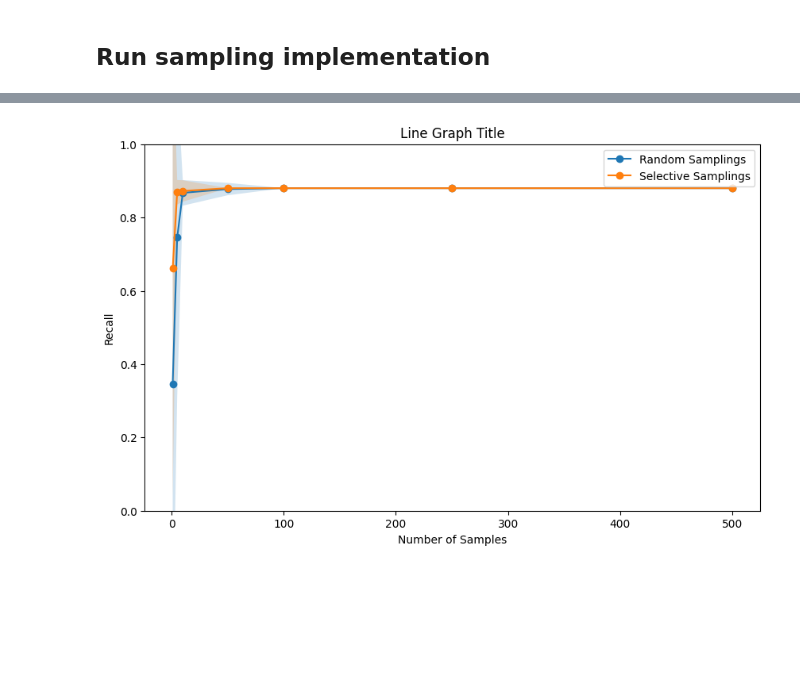
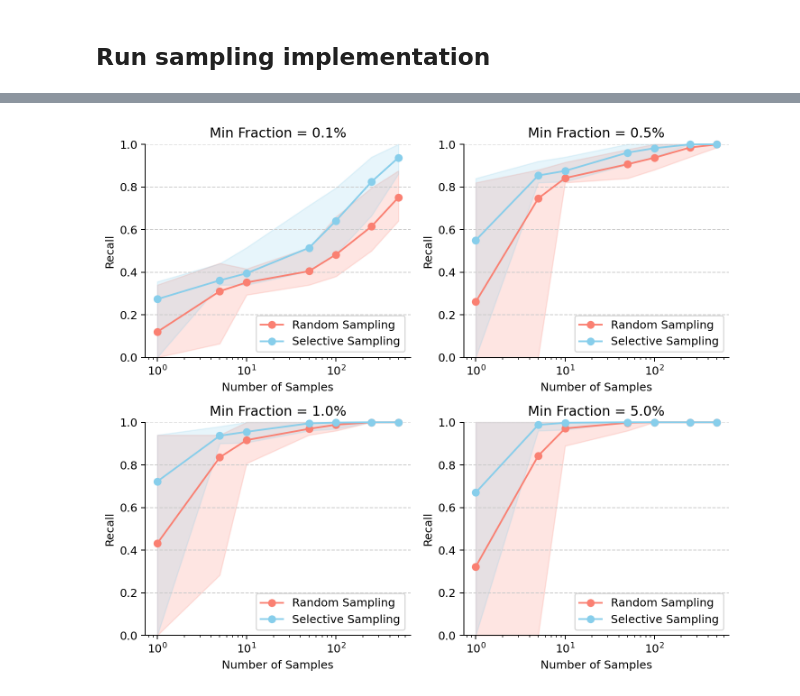
Before and after one commit to cmudig/divisi-toolkit, a Jupyter notebook: slice_finding_adult_experiment.ipynb, the cells around one changed output, grey strips where cells are left out. Cells and saved outputs as stored; diff of their text form; code cells hidden in the pictures; blank space fills up the shorter version.

Commit message:
Minor improvements to chart styles; move results figure to example_data

```diff
--- a/slice_finding_adult_experiment.ipynb
+++ b/slice_finding_adult_experiment.ipynb
@@ -127,9 +109,10 @@ score_functions = {
 # the slices must contain at least this fraction of the dataset.
 # a higher value would mean that fewer slices are eligible, and
 # also that sampling is more likely to work well
-min_items = int(len(discrete_df) * 0.05)
+min_items = int(len(discrete_df) * 0.001)
 # 0.05, 0.01, 0.005, 0.001
 
 num_slices_to_return = 50
 
 max_features = 3
+min_items
@@ -179,7 +135,7 @@ results
 def get_sampling_avg_recall_random(number_of_samples, number_of_iterations):
     results_sampling_unranked_random = []
 
-    for i in range(number_of_iterations):
+    for i in tqdm.tqdm(range(number_of_iterations)):
         tmp_results_sampling_unranked_random = sf.find_slices(
             discrete_df.astype(int),
             score_functions,
@@ -188,7 +144,8 @@ def get_sampling_avg_recall_random(number_of_samples, number_of_iterations):
             min_items=min_items,
             num_samples=number_of_samples,
             num_candidates=None,
-            max_features=max_features
+            max_features=max_features,
+            show_progress=False
         )
         tmp_results_sampling_random = tmp_results_sampling_unranked_random.rank({fn_name: 1.0 for fn_name in score_functions},
                                                           n_slices=num_slices_to_return,
@@ -206,7 +163,7 @@ def get_sampling_avg_recall_random(number_of_samples, number_of_iterations):
 def get_sampling_avg_recall_selective(number_of_samples, number_of_iterations):
     results_sampling_unranked_selective = []
 
-    for i in range(number_of_iterations):
+    for i in tqdm.tqdm(range(number_of_iterations)):
         tmp_results_sampling_unranked = sf.find_slices(
             discrete_df.astype(int),
             score_functions,
@@ -215,7 +172,8 @@ def get_sampling_avg_recall_selective(number_of_samples, number_of_iterations):
             min_items=min_items,
             num_samples=number_of_samples,
             num_candidates=None,
-            max_features=max_features
+            max_features=max_features,
+            show_progress=False
         )
         tmp_results_sampling_selective = tmp_results_sampling_unranked.rank({fn_name: 1.0 for fn_name in score_functions},
                                                           n_slices=num_slices_to_return,
@@ -372,51 +218,52 @@ print (recall_selective_samplings)
 # print ("Random Sampling Recall:", recall_random_sampling)
 # print ("Selective Sampling Recall:", recall_selective_sampling)
 # %%
-# len(results_sampling_unranked.results)
+with open(os.path.join("example_data", f"adult_experiment_min_items_{min_items}.pkl"), "wb") as file:
+    pickle.dump((recall_random_samplings, recall_selective_samplings), file)
 # %%
 import matplotlib.pylab as plt
 
-lists = sorted(recall_random_samplings.items()) # sorted by key, return a list of tuples
-lists1 = sorted(recall_selective_samplings.items()) # sorted by key, return a list of tuples
+plt.figure(figsize=(8, 7), dpi=180)
 
-x, y = zip(*lists) # unpack a list of pairs into two tuples
-x1, y1 = zip(*lists1)
+for i, graph_min_items in enumerate([48, 244, 488, 2442]):
+    plt.subplot(2, 2, i + 1)
 
-# y_mean = [y[i].mean() for i in range (len(y))]
-y_mean = np.vstack(y).mean(axis=1)
-y_std = np.vstack(y).std(axis=1)
+    with open(os.path.join("example_data", f"adult_experiment_min_items_{graph_min_items}.pkl"), "rb") as file:
+        (recall_random_samplings, recall_selective_samplings) = pickle.load(file)
 
-y1_mean = np.vstack(y1).mean(axis=1)
-y1_std = np.vstack(y1).std(axis=1)
+    lists = sorted(recall_random_samplings.items()) # sorted by key, return a list of tuples
+    lists1 = sorted(recall_selective_samplings.items()) # sorted by key, return a list of tuples
 
-y_lower = y_mean - (y_std * 1.96)
-y_upper = y_mean + (y_std * 1.96)
+    x, y = zip(*lists) # unpack a list of pairs into two tuples
+    x1, y1 = zip(*lists1)
 
-y1_lower = y1_mean - (y1_std * 1.96)
-y1_upper = y1_mean + (y1_std * 1.96)
+    # y_mean = [y[i].mean() for i in range (len(y))]
+    y = np.vstack(y)
+    y1 = np.vstack(y1)
+    y_mean = np.vstack(y).mean(axis=1)
+    y1_mean = np.vstack(y1).mean(axis=1)
 
-print ("x:", x)
-print ("y:", y)
+    y_lower = np.quantile(y, 0.025, axis=1)
+    y_upper = np.quantile(y, 0.975, axis=1)
 
-print ("y_mean:", y_mean)
-print ("y_std:", y_std)
+    y1_lower = np.quantile(y1, 0.025, axis=1)
+    y1_upper = np.quantile(y1, 0.975, axis=1)
 
+    plt.plot(x, y_mean, marker='o', label="Random Sampling", clip_on=False, c='salmon')
+    plt.fill_between(x, y_lower, y_upper, alpha=0.2, clip_on=False, color='salmon')
+    plt.plot(x1, y1_mean, marker='o', label="Selective Sampling", clip_on=False, c='skyblue')
+    plt.fill_between(x1, y1_lower, y1_upper, alpha=0.2, clip_on=False, color='skyblue')
+    plt.xlabel("Number of Samples")
+    plt.ylabel("Recall")
+    plt.semilogx()
+    plt.title(f"Min Fraction = {graph_min_items / len(df) * 100:.1f}%")
 
-print ("y1:", y1)
-print ("y1_mean:", y1_mean)
-print ("y1_std:", y1_std)
+    plt.gca().spines['top'].set_visible(False)
+    plt.gca().spines['right'].set_visible(False)
+    plt.gca().grid(visible=True, axis='y', linestyle='--', c='0.8')
+    plt.legend(loc='lower right')
 
-plt.figure(figsize=(10, 6))
-
-plt.plot(x, y_mean, marker='o', label="Random Samplings")
-plt.fill_between(x, y_lower, y_upper, alpha=0.2)
-plt.plot(x1, y1_mean, marker='o', label="Selective Samplings")
-plt.fill_between(x1, y1_lower, y1_upper, alpha=0.2)
-plt.xlabel("Number of Samples")
-plt.ylabel("Recall")
-plt.title("Line Graph Title")
-plt.legend()
-
-plt.gca().set_ylim([0, 1.0])
+    plt.gca().set_ylim([0, 1.0])
+plt.tight_layout()
 plt.show()
 # %% [output]
@@ -440 +270 @@ y1_std: [3.16277347e-01 1.70458206e-02 1.49077161e-02 1.11022302e-16
-[figure, old version]
+[figure, new version]
```
Also changed, not shown: parts of 9 cells of this notebook, 1 other file.
